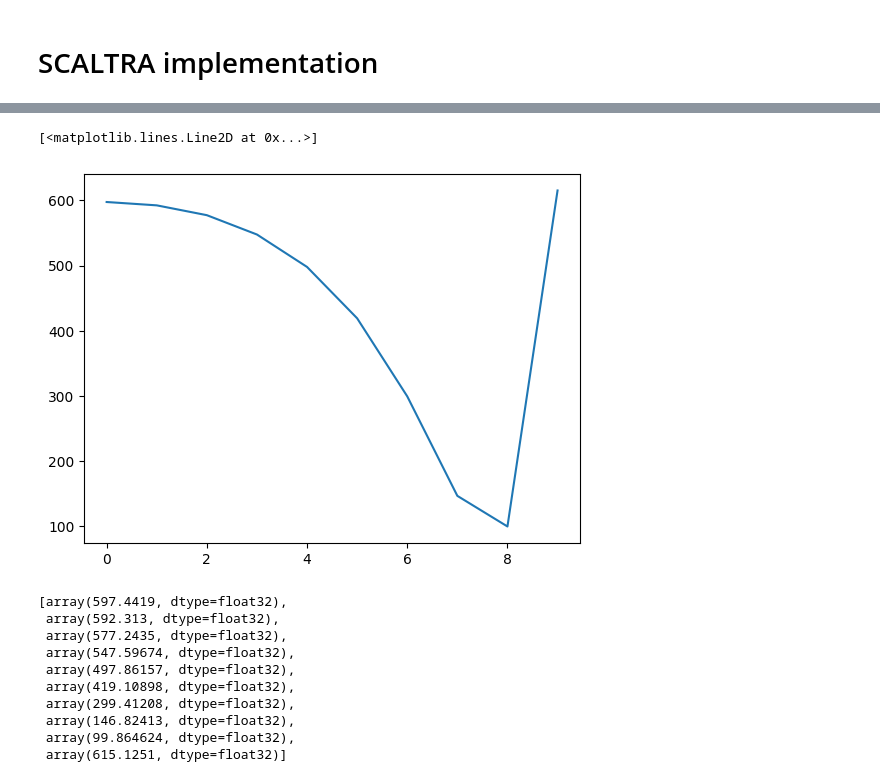
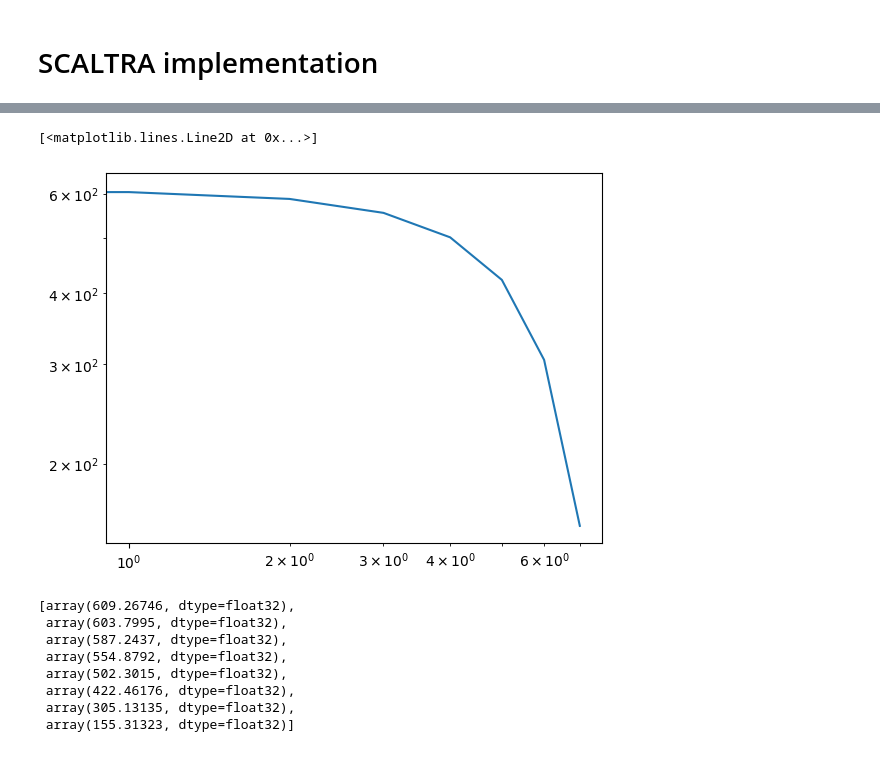
Before and after one commit to LeoDiNino97/NonconvexSparseLearningUnrolledSCA, a Jupyter notebook: Neural optimizers/SCALTRA_primer.ipynb, the cells around one changed output, grey strips where cells are left out. Saved outputs shown, nothing was run; the diff lists cells and outputs as text; code cells hidden in the pictures.

```diff
--- a/Neural optimizers/SCALTRA_primer.ipynb
+++ b/Neural optimizers/SCALTRA_primer.ipynb
@@ -124,7 +124,7 @@ class SCALTRA(nn.Module):
         # Some more initialization
 
         self.loss_criterion = loss_criterion
-        self.meta_optimizer = torch.optim.Adam(params=self.parameters(), lr=1e-1)
+        self.meta_optimizer = torch.optim.Adam(params=self.parameters(), lr=5e-1)
         self.epochs = epochs
 
 
@@ -210,24 +210,22 @@ model = nn.Sequential(
 )
 
 criterion = nn.MSELoss()
-optimizer = SCALTRA(model, 10, criterion)
+optimizer = SCALTRA(model, 8, criterion)
 # %%
 L = optimizer.forward(model, X_train_tensor, y_train_tensor)
 # %%
-plt.plot(L)
+plt.loglog(L)
 # %% [output]
 [<matplotlib.lines.Line2D at 0x...>]
-[figure, old version]
+[figure, new version]
 # %%
 L
 # %% [output]
-[array(597.4419, dtype=float32),
- array(592.313, dtype=float32),
- array(577.2435, dtype=float32),
- array(547.59674, dtype=float32),
- array(497.86157, dtype=float32),
- array(419.10898, dtype=float32),
- array(299.41208, dtype=float32),
- array(146.82413, dtype=float32),
- array(99.864624, dtype=float32),
- array(615.1251, dtype=float32)]
+[array(609.26746, dtype=float32),
+ array(603.7995, dtype=float32),
+ array(587.2437, dtype=float32),
+ array(554.8792, dtype=float32),
+ array(502.3015, dtype=float32),
+ array(422.46176, dtype=float32),
+ array(305.13135, dtype=float32),
+ array(155.31323, dtype=float32)]
```
Also changed, not shown: parts of 1 cell of this notebook.
